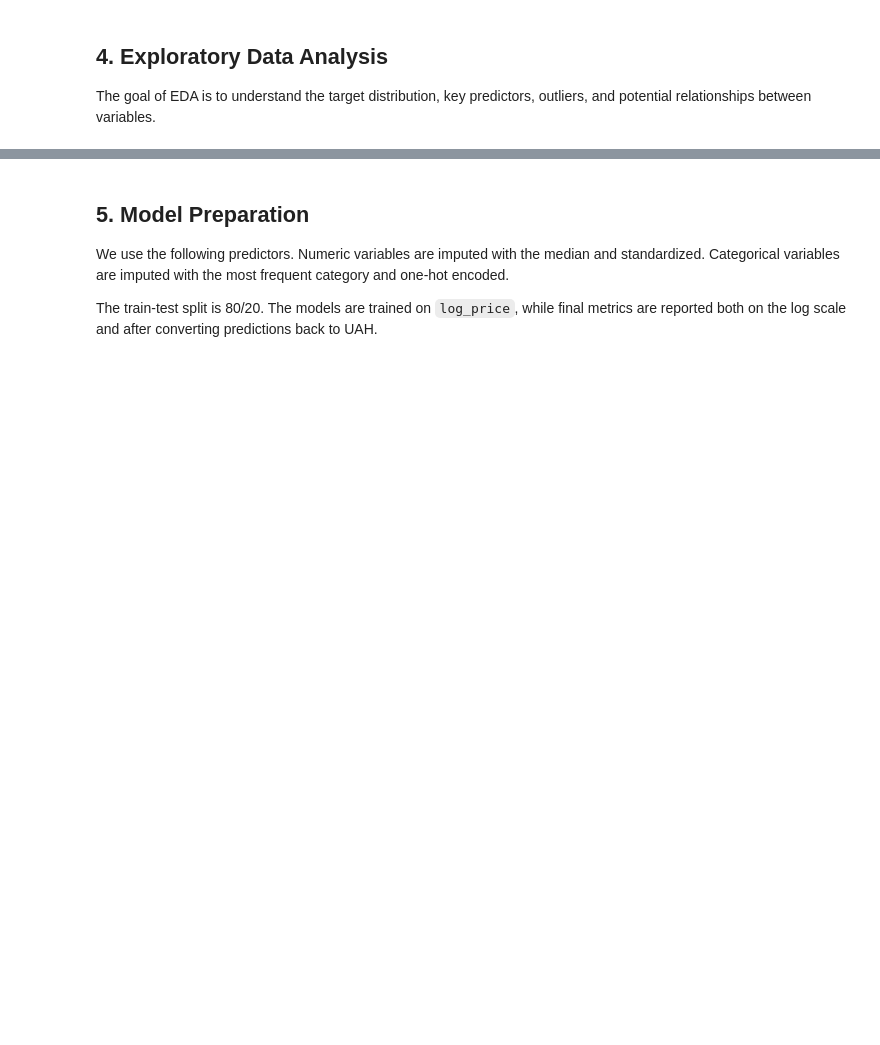
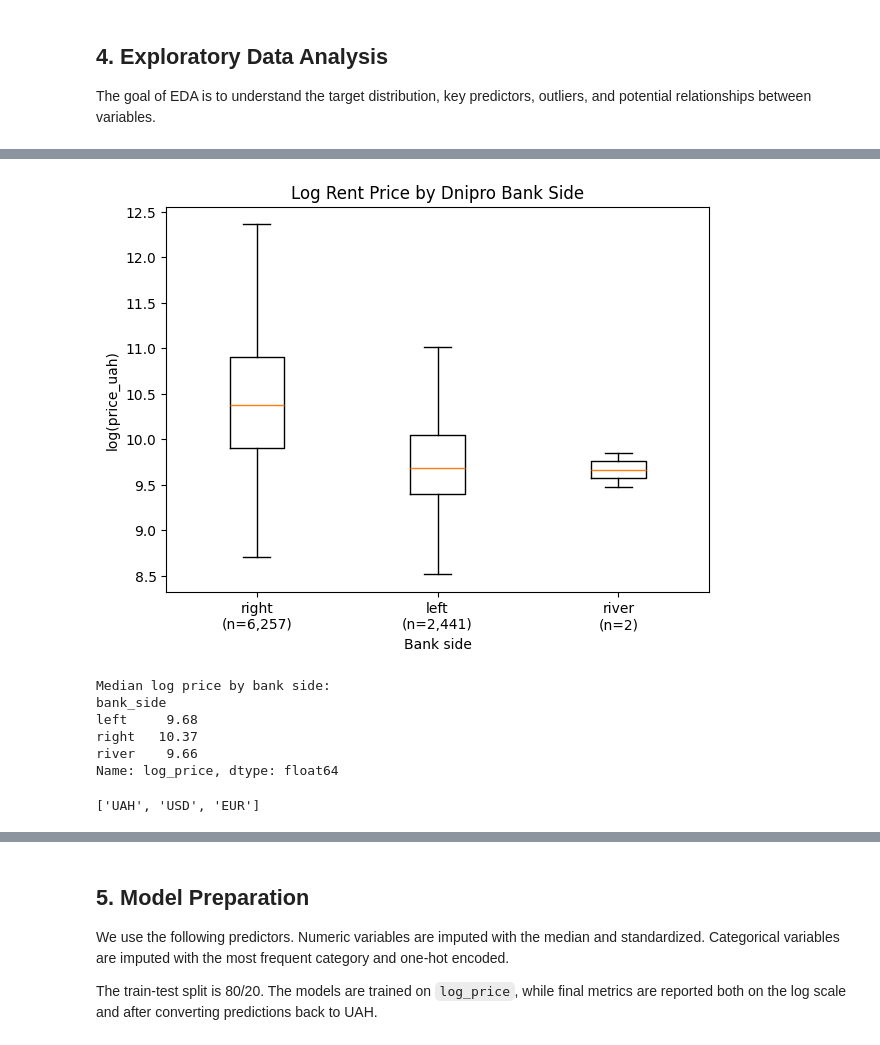
Before and after one commit to dimitro1921/ml_project, a Jupyter notebook: final_project_kyiv_rent_prediction.ipynb, the cells around one changed output, grey strips where cells are left out. Cells and saved outputs as stored; diff of their text form; code cells hidden in the pictures; blank space fills up the shorter version.

```diff
--- a/final_project_kyiv_rent_prediction.ipynb
+++ b/final_project_kyiv_rent_prediction.ipynb
@@ -219,0 +570,34 @@ plt.show()
+# %%
+# Log rent price by Dnipro bank side
+bank_order = ["right", "left", "river"]
+valid = df.dropna(subset=["bank_side", "log_price"])
+
+bank_data = [valid.loc[valid["bank_side"] == b, "log_price"] for b in bank_order]
+bank_labels = [f"{b}\n(n={len(d):,})" for b, d in zip(bank_order, bank_data)]
+bank_data_nonempty = [(d, l) for d, l in zip(bank_data, bank_labels) if len(d) > 0]
+
+plt.figure(figsize=(7, 5))
+plt.boxplot(
+    [d for d, _ in bank_data_nonempty],
+    labels=[l for _, l in bank_data_nonempty],
+    showfliers=False
+)
+plt.title("Log Rent Price by Dnipro Bank Side")
+plt.ylabel("log(price_uah)")
+plt.xlabel("Bank side")
+plt.show()
+
+print("Median log price by bank side:")
+print(valid.groupby("bank_side")["log_price"].median().round(3))
+# %% [output]
+[figure, added]
+Median log price by bank side:
+bank_side
+left     9.68
+right   10.37
+river    9.66
+Name: log_price, dtype: float64
+# %%
+list(df['currency'].unique())
+# %% [output]
+['UAH', 'USD', 'EUR']
```
Also changed, not shown: parts of 56 cells of this notebook, 4 other files.
